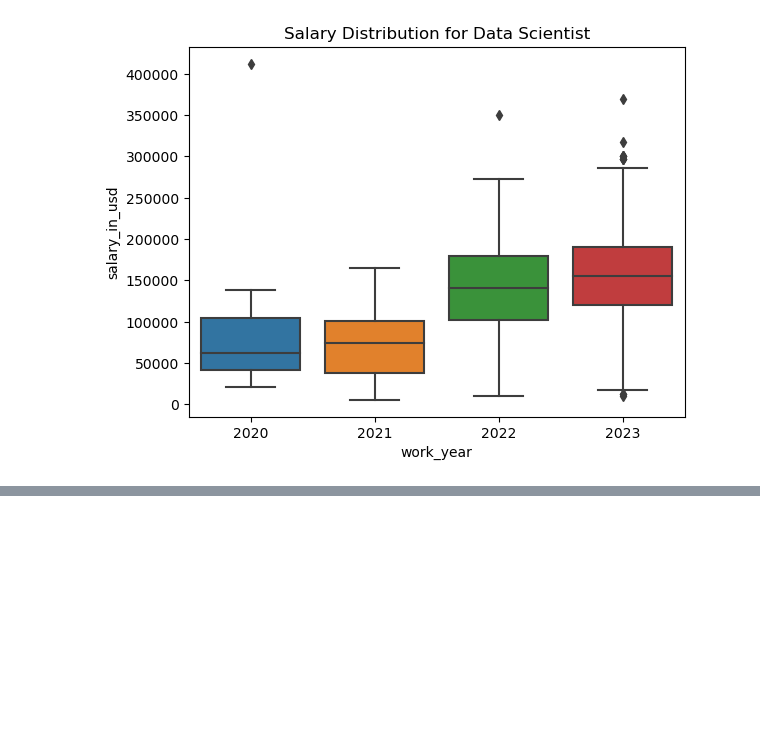
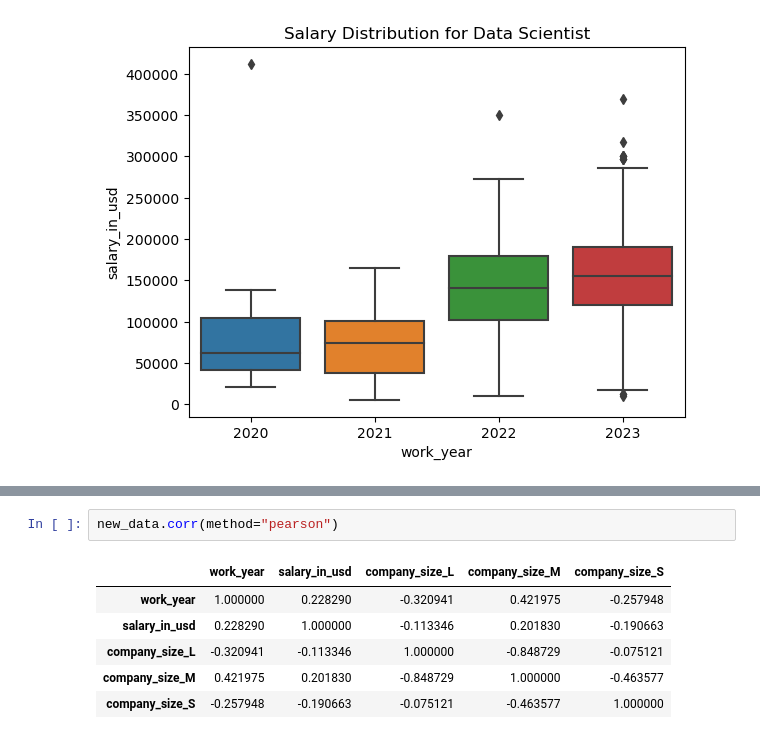
Before and after one commit to DrunkV/ML---EDA, a Jupyter notebook: data_science_salaries_2023.ipynb, the cells around one changed output, grey strips where cells are left out. Cells and saved outputs as stored; diff of their text form; blank space fills up the shorter version.

```diff
--- a/data_science_salaries_2023.ipynb
+++ b/data_science_salaries_2023.ipynb
@@ -203,0 +207,9 @@ plt.show()
+# %%
+new_data.corr(method="pearson")
+# %% [output]
+|  | work_year | salary_in_usd | company_size_L | company_size_M | company_size_S |
+| work_year | 1.000000 | 0.228290 | -0.320941 | 0.421975 | -0.257948 |
+| salary_in_usd | 0.228290 | 1.000000 | -0.113346 | 0.201830 | -0.190663 |
+| company_size_L | -0.320941 | -0.113346 | 1.000000 | -0.848729 | -0.075121 |
+| company_size_M | 0.421975 | 0.201830 | -0.848729 | 1.000000 | -0.463577 |
+| company_size_S | -0.257948 | -0.190663 | -0.075121 | -0.463577 | 1.000000 |
```
Also changed, not shown: parts of 19 cells of this notebook.
